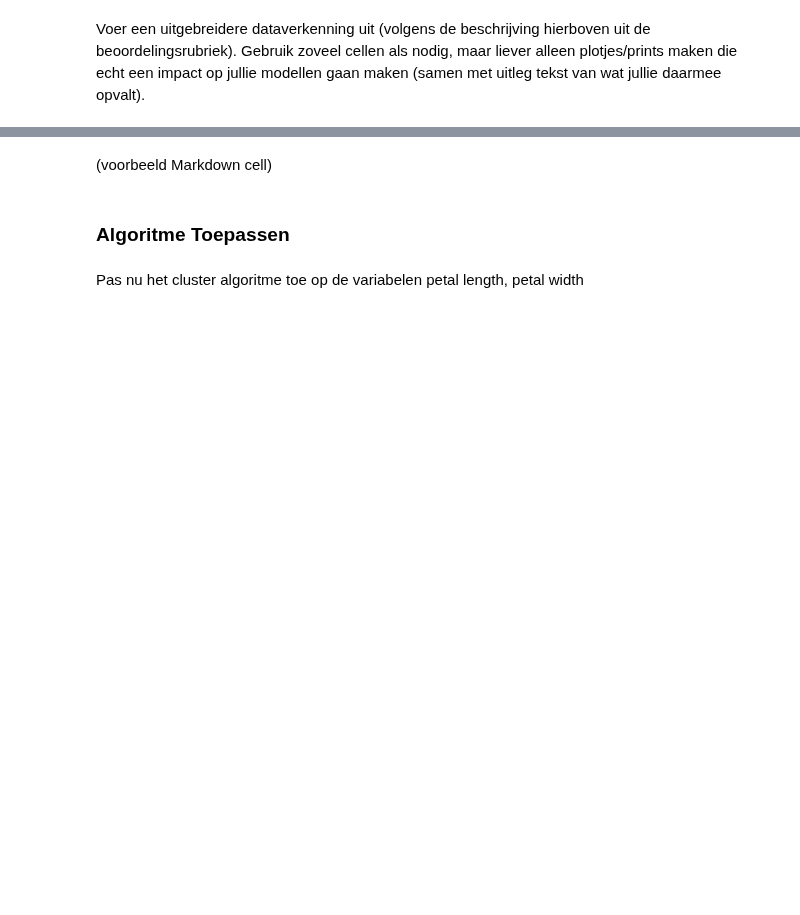
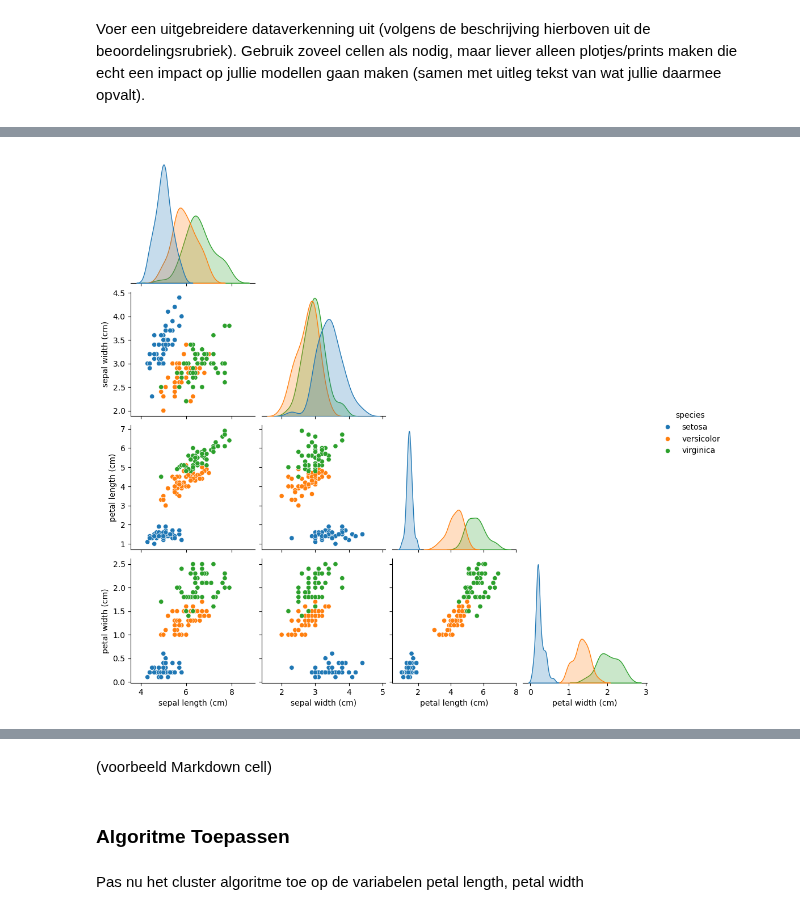
Before and after one commit to yanj27/Smart_Industry, a Jupyter notebook: Data Mining/Opdracht 3/Data Mining - Opdracht 3 (Clustering).ipynb, the cells around one changed output, grey strips where cells are left out. Saved outputs shown, nothing was run; the diff lists cells and outputs as text; code cells hidden in the pictures; blank space fills up the shorter version.

```diff
--- a/Data Mining/Opdracht 3/Data Mining - Opdracht 3 (Clustering).ipynb
+++ b/Data Mining/Opdracht 3/Data Mining - Opdracht 3 (Clustering).ipynb
@@ -135,4 +184,11 @@ Zie je al duidelijke clusters?
 # %% [markdown]
 Voer een uitgebreidere dataverkenning uit (volgens de beschrijving hierboven uit de beoordelingsrubriek). Gebruik zoveel cellen als nodig, maar liever alleen plotjes/prints maken die echt een impact op jullie modellen gaan maken (samen met uitleg tekst van wat jullie daarmee opvalt).
 # %%
-(voorbeeld code cell)
+from sklearn import datasets
+import pandas as pd
+
+iris = datasets.load_iris()
+df = pd.DataFrame(data=iris.data, columns=iris.feature_names)
+df['species'] = pd.Categorical.from_codes(iris.target, iris.target_names)
+
+df.head()
@@ -138,0 +223,8 @@ Voer een uitgebreidere dataverkenning uit (volgens de beschrijving hierboven uit
+# %%
+import seaborn as sns
+import matplotlib.pyplot as plt
+
+sns.pairplot(df, hue="species", corner=True)
+plt.show()
+# %% [output]
+[figure, added]
```
Also changed, not shown: parts of 16 cells of this notebook.
